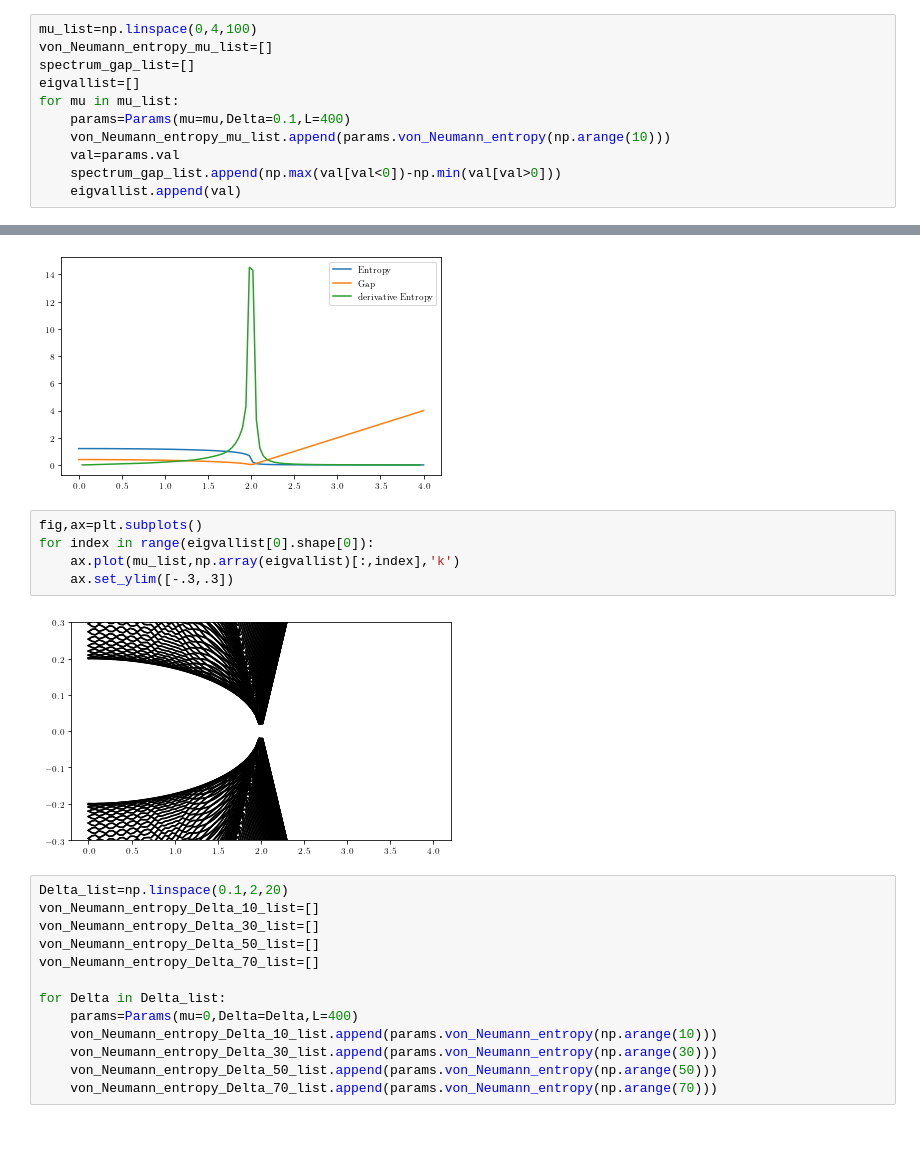
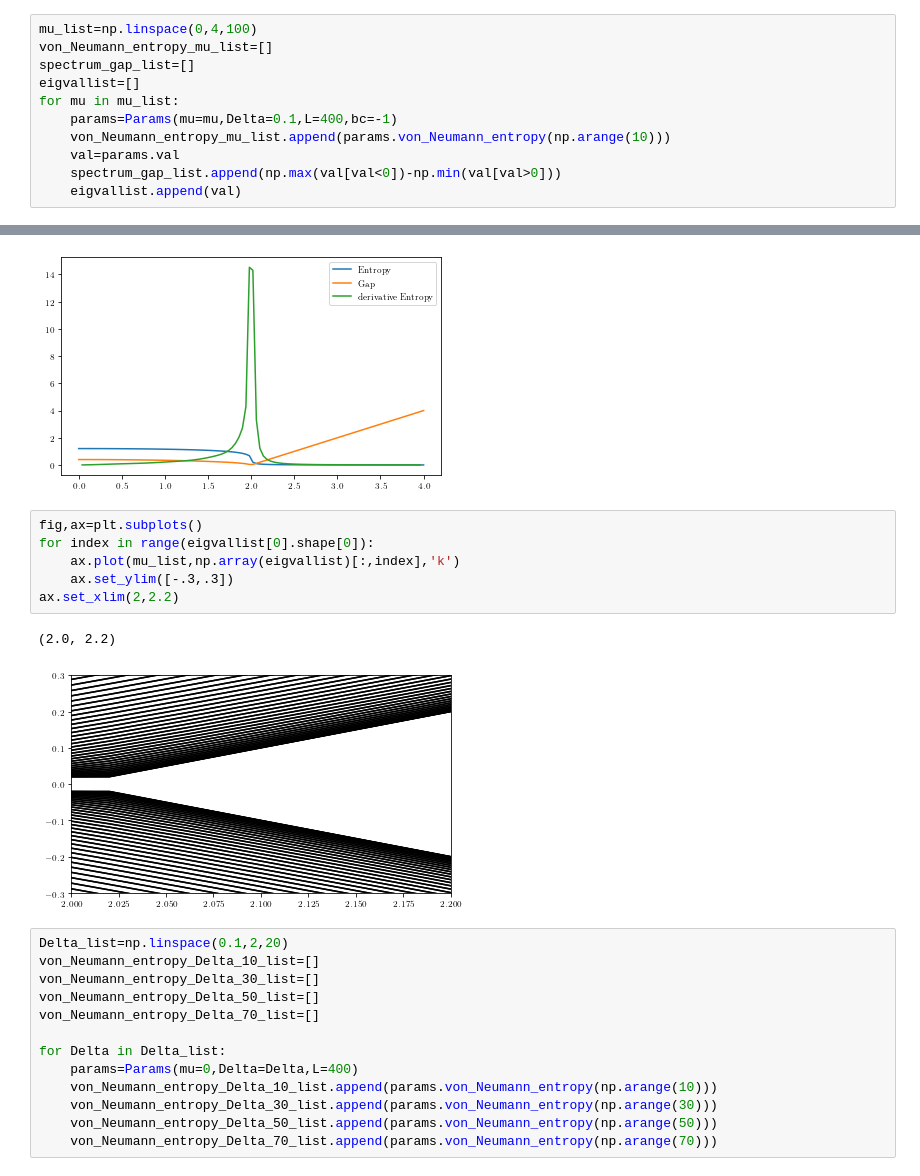
Before and after one commit to hainingpan/SPT, a Jupyter notebook: test_Kitaev.ipynb, the cells around one changed output, grey strips where cells are left out. Drawn from its saved outputs; the diff is of its cells as text; blank space fills up the shorter version.

```diff
--- a/test_Kitaev.ipynb
+++ b/test_Kitaev.ipynb
@@ -23,7 +23,7 @@ von_Neumann_entropy_mu_list=[]
 spectrum_gap_list=[]
 eigvallist=[]
 for mu in mu_list:
-    params=Params(mu=mu,Delta=0.1,L=400)
+    params=Params(mu=mu,Delta=0.1,L=400,bc=-1)
     von_Neumann_entropy_mu_list.append(params.von_Neumann_entropy(np.arange(10)))
     val=params.val
     spectrum_gap_list.append(np.max(val[val<0])-np.min(val[val>0]))
@@ -43,10 +43,12 @@ ax.legend()
 # %%
 fig,ax=plt.subplots()
 for index in range(eigvallist[0].shape[0]):
     ax.plot(mu_list,np.array(eigvallist)[:,index],'k')
     ax.set_ylim([-.3,.3])
+ax.set_xlim(2,2.2)
 # %% [output]
+(2.0, 2.2)
-[figure, old version]
+[figure, new version]
 # %%
 Delta_list=np.linspace(0.1,2,20)
 von_Neumann_entropy_Delta_10_list=[]
```
Also changed, not shown: parts of 25 cells of this notebook, 3 other files.
